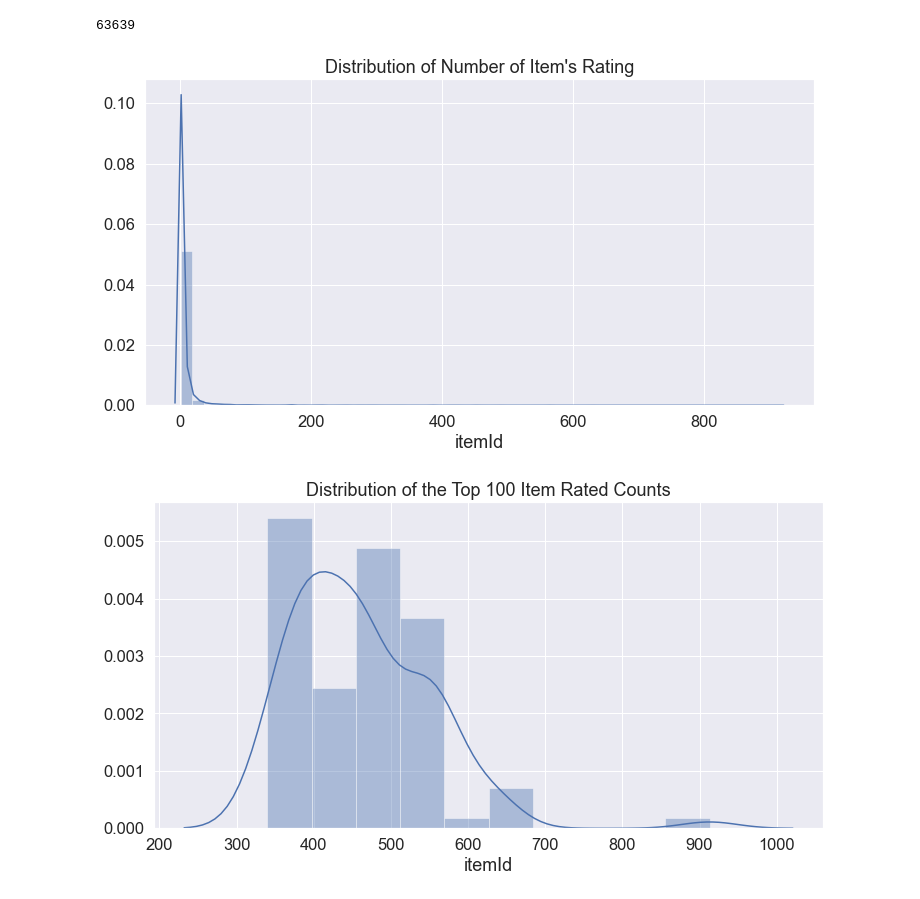
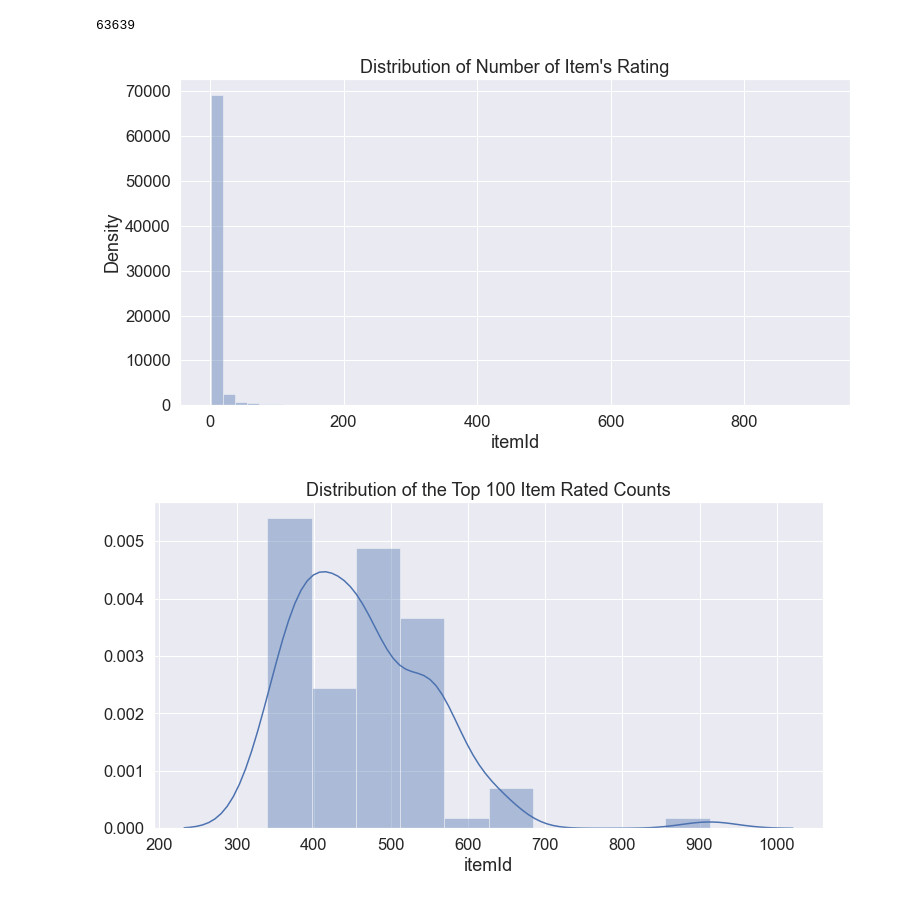
Before and after one commit to unit-00/amazon_fine_food, a Jupyter notebook: model/prototype.ipynb, the cells around one changed output. Saved outputs shown, nothing was run; the diff lists cells and outputs as text; code cells hidden in the pictures.

```diff
--- a/model/prototype.ipynb
+++ b/model/prototype.ipynb
@@ -118,11 +127,12 @@ item_review_counts = matrix['itemId'].value_counts().sort_values(ascending=False
 # %% [output]
 63639
 # %%
-sns.distplot(item_review_counts)
-plt.title('Distribution of Number of Item\'s Rating');
+sns.distplot(item_review_counts, kde=False)
+plt.title('Distribution of Number of Item\'s Rating')
+plt.ylabel('Density');
 plt.savefig('n_item_ratings.jpg')
 # %% [output]
-[figure, old version]
+[figure, new version]
 # %%
 sns.distplot(item_review_counts.head(100))
 plt.title('Distribution of the Top 100 Item Rated Counts');
```
Also changed, not shown: parts of 4 cells of this notebook, 3 other files.
